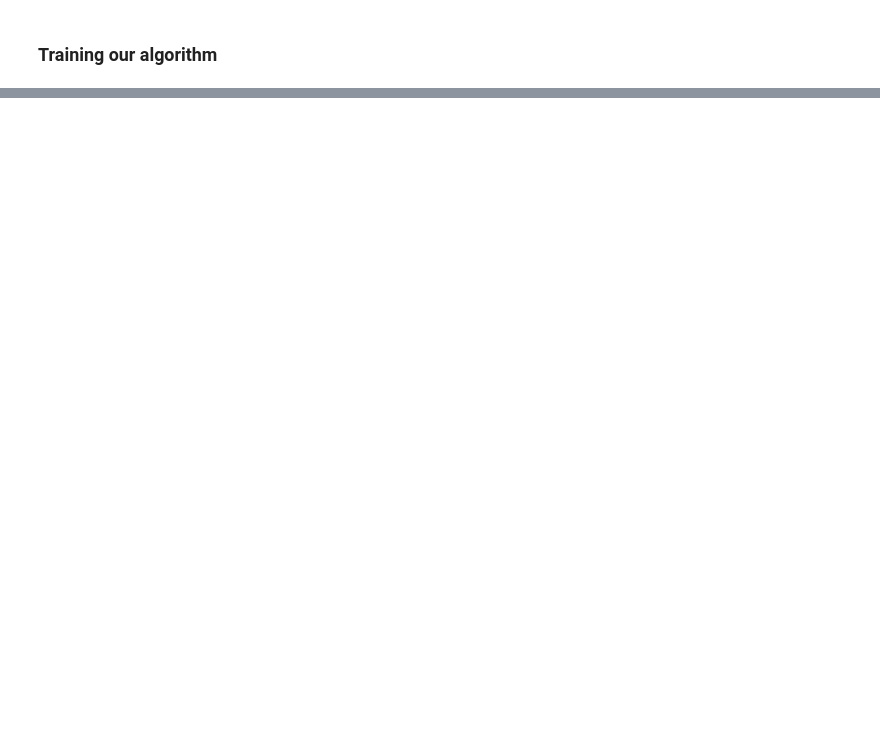
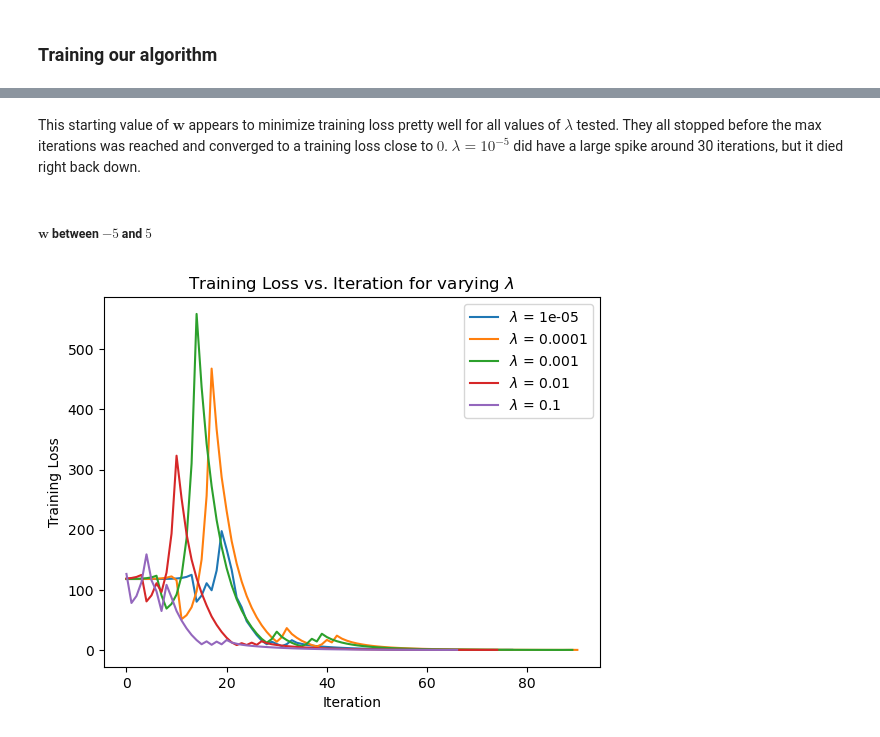
Before and after one commit to davidwcode/nonlinear-least-squares, a Jupyter notebook: notebook.ipynb, the cells around one changed output, grey strips where cells are left out. Drawn from its saved outputs; the diff is of its cells as text; code cells hidden in the pictures; blank space fills up the shorter version.

```diff
--- a/notebook.ipynb
+++ b/notebook.ipynb
@@ -216,0 +172,9 @@ print(r(x[0:2], y[0:2], w))
+# %% [markdown]
+This starting value of $\textbf{w}$ appears to minimize training loss pretty well for all values of $\lambda$ tested. They all stopped before the max iterations was reached and converged to a training loss close to $0$. $\lambda = 10^{-5}$ did have a large spike around 30 iterations, but it died right back down.
+# %% [markdown]
+##### $\textbf{w}$ between $-5$ and $5$
+# %%
+w0 = np.random.rand(16) * 10 - 5
+w_5 = train_w(w0)
+# %% [output]
+[figure, added]
```
Also changed, not shown: parts of 160 cells of this notebook, 1 other file.
